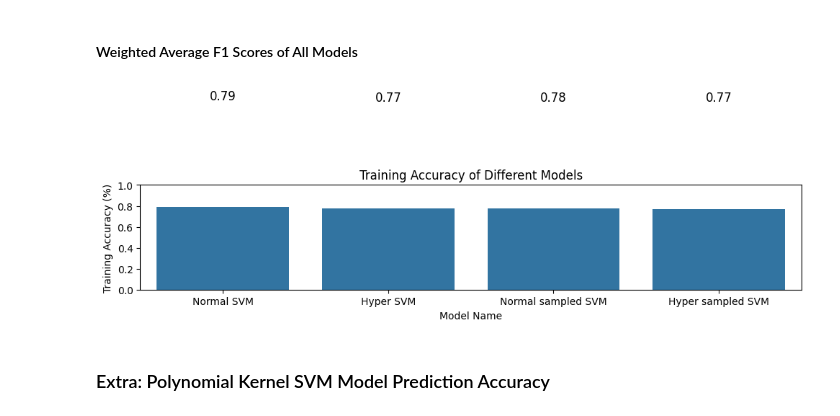
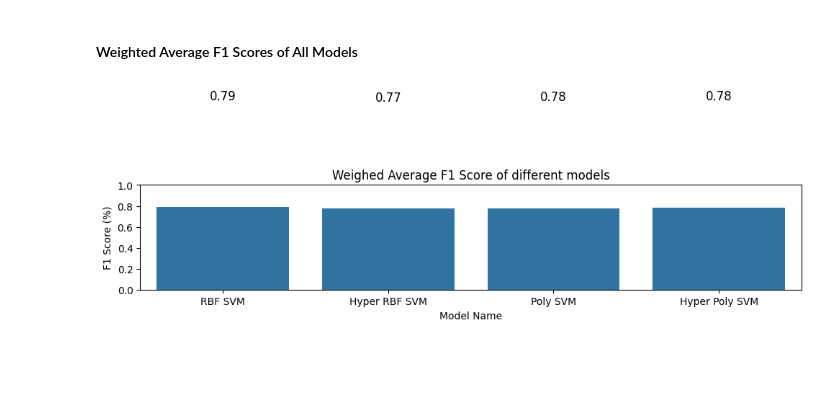
Before and after one commit to DevinduSamarasinghe/ml-ass1-churnPredictor, a Jupyter notebook: SVM_IT21003332.ipynb, the cells around one changed output. Drawn from its saved outputs; the diff is of its cells as text; code cells hidden in the pictures; blank space fills up the shorter version.

```diff
--- a/SVM_IT21003332.ipynb
+++ b/SVM_IT21003332.ipynb
@@ -531,10 +526,8 @@ print(f1_weighted)
 # %% [markdown]
 #### Training Accuracy of Each Model
 # %%
-# Assuming training_accuracy is a list containing accuracy values for your models
-
 # Model names
-models = ['Normal SVM', 'Hyper SVM', 'Normal sampled SVM', 'Hyper sampled SVM']
+models = ['RBF SVM', 'Hyper RBF SVM', 'Poly SVM', 'Hyper Poly SVM']
 
 # Create a DataFrame (optional, but improves organization)
 data = {'Model': models, 'Accuracy': training_accuracy}
@@ -563,8 +556,6 @@ plt.title("Training Accuracy of Different Models")
 # Set y-axis limits (0 to 100)
 plt.ylim(0, 100)  # Adjust the upper limit (100) as needed
 
-# Rotate x-axis labels for readability if needed (optional)
-# plt.xticks(rotation=45)
 
 # Adjust spacing to prevent overlapping elements
 plt.tight_layout()
@@ -579,7 +570,7 @@ plt.show()
 # Assuming training_accuracy is a list containing accuracy values for your models
 
 # Model names
-models = ['Normal SVM', 'Hyper SVM', 'Normal sampled SVM', 'Hyper sampled SVM']
+models = ['RBF SVM', 'Hyper RBF SVM', 'Poly SVM', 'Hyper Poly SVM']
 
 # Create a DataFrame (optional, but improves organization)
 data = {'Model': models, 'Accuracy': test_accuracy}
@@ -603,7 +594,7 @@ for i, row in df.iterrows():
 # Set labels and title
 plt.xlabel("Model Name")
 plt.ylabel("Training Accuracy (%)")
-plt.title("Training Accuracy of Different Models")
+plt.title("Testing Accuracy of Different Models")
 
 # Set y-axis limits (0 to 100)
 plt.ylim(0, 100)  # Adjust the upper limit (100) as needed
@@ -624,7 +615,7 @@ plt.show()
 # Assuming training_accuracy is a list containing accuracy values for your models
 
 # Model names
-models = ['Normal SVM', 'Hyper SVM', 'Normal sampled SVM', 'Hyper sampled SVM']
+models = ['RBF SVM', 'Hyper RBF SVM', 'Poly SVM', 'Hyper Poly SVM']
 
 # Create a DataFrame (optional, but improves organization)
 data = {'Model': models, 'Accuracy': cross_validation_accuracy}
@@ -647,8 +638,8 @@ for i, row in df.iterrows():
 
 # Set labels and title
 plt.xlabel("Model Name")
-plt.ylabel("Training Accuracy (%)")
-plt.title("Training Accuracy of Different Models")
+plt.ylabel("Cross-Validation Accuracy (%)")
+plt.title("Cross-Validation Accuracy of Different Models")
 
 # Set y-axis limits (0 to 100)
 plt.ylim(0, 100)  # Adjust the upper limit (100) as needed
@@ -699,43 +767,41 @@ plt.show()
 # Assuming training_accuracy is a list containing accuracy values for your models
 
 # Model names
-models = ['Normal SVM', 'Hyper SVM', 'Normal sampled SVM', 'Hyper sampled SVM']
+models = ['RBF SVM', 'Hyper RBF SVM', 'Poly SVM', 'Hyper Poly SVM']
 
 # Create a DataFrame (optional, but improves organization)
 data = {'Model': models, 'Accuracy': f1_weighted}
 df = pd.DataFrame(data)
 
 plt.figure(figsize=(10, 6))  # Adjust figure size as needed
 ax = sns.barplot(x='Model', y='Accuracy', data=df)  # Get the bar plot axes
 
 # Loop through data and add text annotations above each bar
 for i, row in df.iterrows():
     # Get bar container, bar label, and y-axis position for the current row
     bar_container = ax.containers[0]  # Assuming one container for bars
     bar_label = bar_container.patches[i]
     y_pos = bar_label.get_height()  # Get the height of the current bar
 
     # Add text annotation with the accuracy value above the bar with some offset
     ax.text(bar_label.get_x() + bar_label.get_width() / 2,
             y_pos + 1,  # Adjust vertical offset as needed
             f"{row['Accuracy']:.2f}", ha='center', va='bottom', fontsize=12)  # Format accuracy and text properties
 
 # Set labels and title
 plt.xlabel("Model Name")
-plt.ylabel("Training Accuracy (%)")
-plt.title("Training Accuracy of Different Models")
+plt.ylabel("F1 Score (%)")
+plt.title("Weighed Average F1 Score of different models")
 
 # Set y-axis limits (0 to 100)
-plt.ylim(0, 1)  # Adjust the upper limit (1) as needed
+plt.ylim(0, 1)  # Adjust the upper limit (1) as neededaa
 
 # Rotate x-axis labels for readability if needed (optional)
 
 # Adjust spacing to prevent overlapping elements
 plt.tight_layout()
 
 # Display the plot
 plt.show()
 # %% [output]
-[figure, old version]
+[figure, new version]
-# %% [markdown]
-### Extra: Polynomial Kernel SVM Model Prediction Accuracy
```
Also changed, not shown: parts of 27 cells of this notebook, 3 other files.
